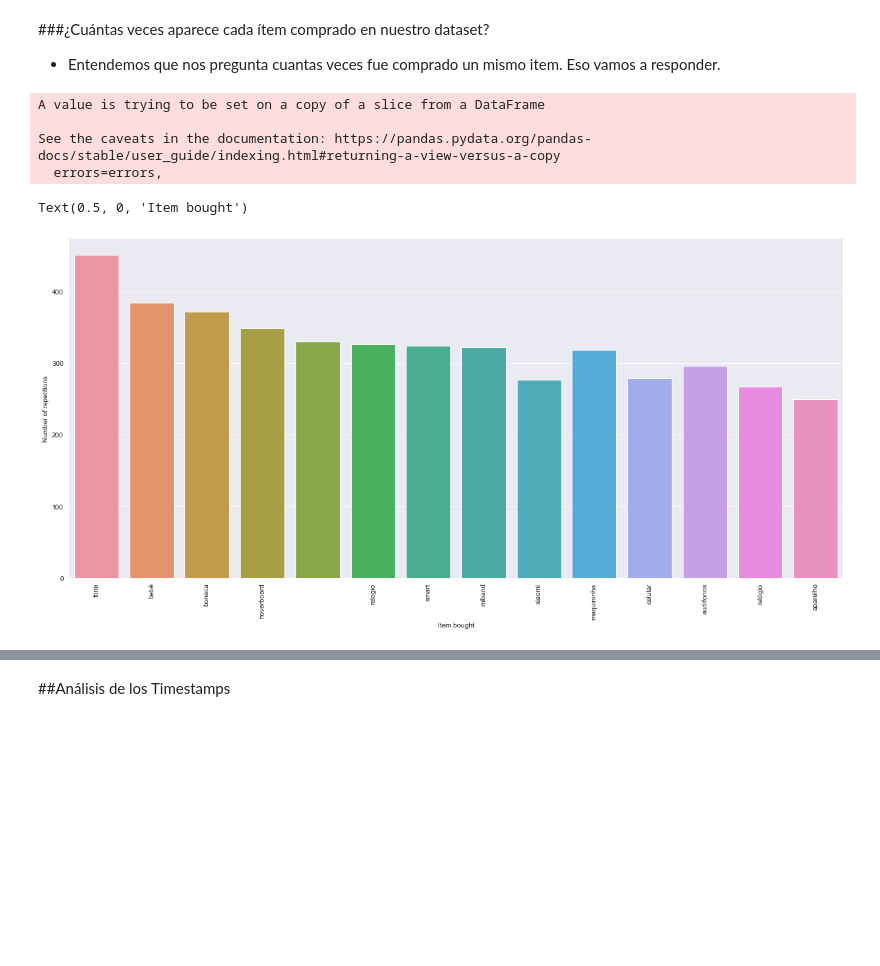
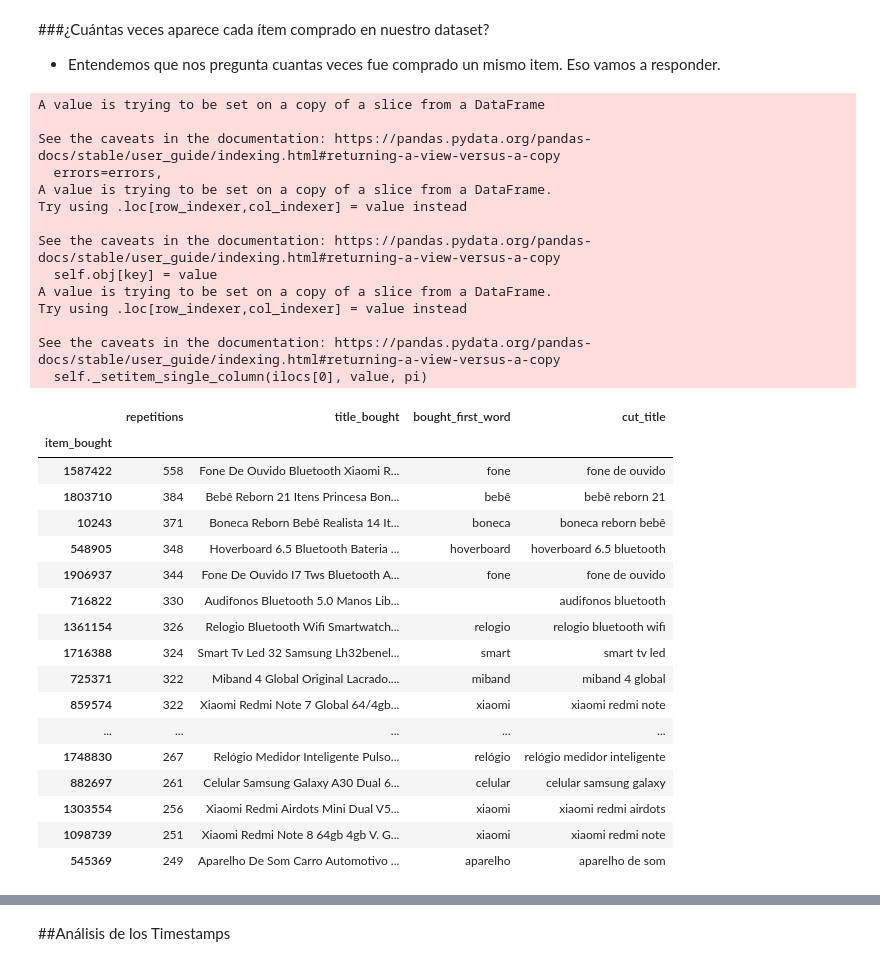
Before and after one commit to melinaLuque/mentoria, a Jupyter notebook: Hito_1_Grupo_B_MentoMELI.ipynb, the cells around one changed output, grey strips where cells are left out. Drawn from its saved outputs; the diff is of its cells as text; code cells hidden in the pictures; blank space fills up the shorter version.

```diff
--- a/Hito_1_Grupo_B_MentoMELI.ipynb
+++ b/Hito_1_Grupo_B_MentoMELI.ipynb
@@ -915,18 +916,51 @@ dup_items_2=dup_items_2.drop_duplicates()
 #Nos quedamos con los 20 articulos mas vendidos para graficar.
 dup_items_3=dup_items_2[:20]
 
-#Visualizamos los resultados obtenidos.
+#Definimos la funcion que splitea los titulos.
+def split(cell):
+  aux=cell.split(sep=' ')[0].lower()+' '+cell.split(sep=' ')[1].lower()+' '+cell.split(sep=' ')[2].lower() # Split string into list of items and remain 1st element
 
-import seaborn
-plt.figure(figsize=(20,9))
-seaborn.barplot(x=dup_items_3.bought_first_word,y=dup_items_3.repetitions,ci=None)
-plt.xticks(rotation=90)
-plt.ylabel('Number of repetitions')
-plt.xlabel('Item bought')
+  return aux
+
+#Aplicamos la funcion a las columnas "title" y "bought_title"
+
+# Create a new column with the 3 first words
+dup_items_3.loc[:, 'cut_title'] = dup_items_3.title_bought\
+    .apply(split)   # data.loc[<row selection>, <column selection>]
 # %% [output]
 A value is trying to be set on a copy of a slice from a DataFrame
 
 See the caveats in the documentation: https://pandas.pydata.org/pandas-docs/stable/user_guide/indexing.html#returning-a-view-versus-a-copy
   errors=errors,
+A value is trying to be set on a copy of a slice from a DataFrame.
+Try using .loc[row_indexer,col_indexer] = value instead
+
+See the caveats in the documentation: https://pandas.pydata.org/pandas-docs/stable/user_guide/indexing.html#returning-a-view-versus-a-copy
+  self.obj[key] = value
+A value is trying to be set on a copy of a slice from a DataFrame.
+Try using .loc[row_indexer,col_indexer] = value instead
+
+See the caveats in the documentation: https://pandas.pydata.org/pandas-docs/stable/user_guide/indexing.html#returning-a-view-versus-a-copy
+  self._setitem_single_column(ilocs[0], value, pi)
-Text(0.5, 0, 'Item bought')
-[figure, removed]
+# %%
+dup_items_3=dup_items_3.sort_values('repetitions',ascending=False)
+dup_items_3
+# %% [output]
+|  | repetitions | title_bought | bought_first_word | cut_title |
+| item_bought |  |  |  |  |
+| 1587422 | 558 | Fone De Ouvido Bluetooth Xiaomi R... | fone | fone de ouvido |
+| 1803710 | 384 | Bebê Reborn 21 Itens Princesa Bon... | bebê | bebê reborn 21 |
+| 10243 | 371 | Boneca Reborn Bebê Realista 14 It... | boneca | boneca reborn bebê |
+| 548905 | 348 | Hoverboard 6.5 Bluetooth Bateria ... | hoverboard | hoverboard 6.5 bluetooth |
+| 1906937 | 344 | Fone De Ouvido I7 Tws Bluetooth A... | fone | fone de ouvido |
+| 716822 | 330 | Audifonos Bluetooth 5.0 Manos Lib... |  | audifonos bluetooth |
+| 1361154 | 326 | Relogio Bluetooth Wifi Smartwatch... | relogio | relogio bluetooth wifi |
+| 1716388 | 324 | Smart Tv Led 32 Samsung Lh32benel... | smart | smart tv led |
+| 725371 | 322 | Miband 4 Global Original Lacrado.... | miband | miband 4 global |
+| 859574 | 322 | Xiaomi Redmi Note 7 Global 64/4gb... | xiaomi | xiaomi redmi note |
+| ... | ... | ... | ... | ... |
+| 1748830 | 267 | Relógio Medidor Inteligente Pulso... | relógio | relógio medidor inteligente |
+| 882697 | 261 | Celular Samsung Galaxy A30 Dual 6... | celular | celular samsung galaxy |
+| 1303554 | 256 | Xiaomi Redmi Airdots Mini Dual V5... | xiaomi | xiaomi redmi airdots |
+| 1098739 | 251 | Xiaomi Redmi Note 8 64gb 4gb V. G... | xiaomi | xiaomi redmi note |
+| 545369 | 249 | Aparelho De Som Carro Automotivo ... | aparelho | aparelho de som |
```
Also changed, not shown: parts of 5 cells of this notebook.
